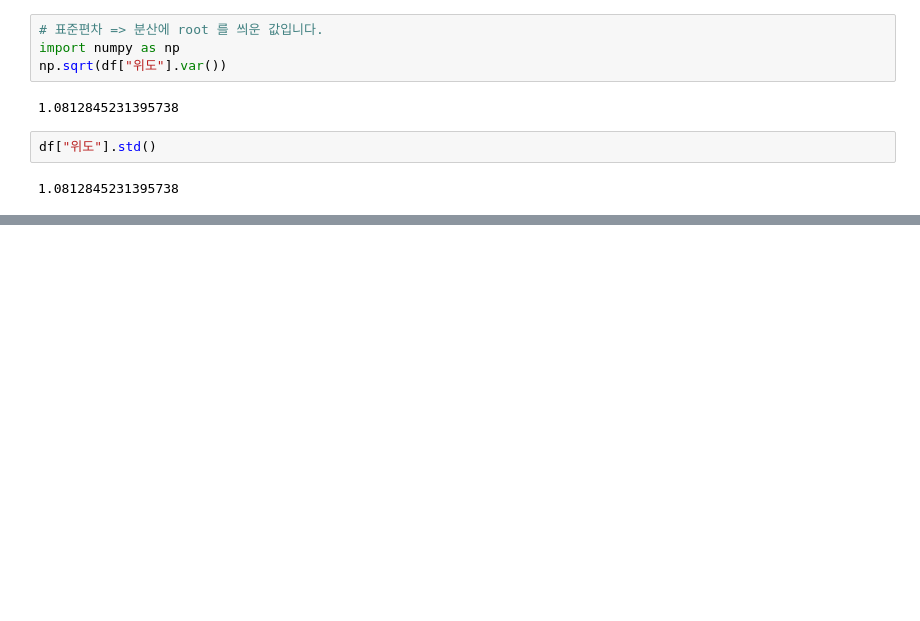
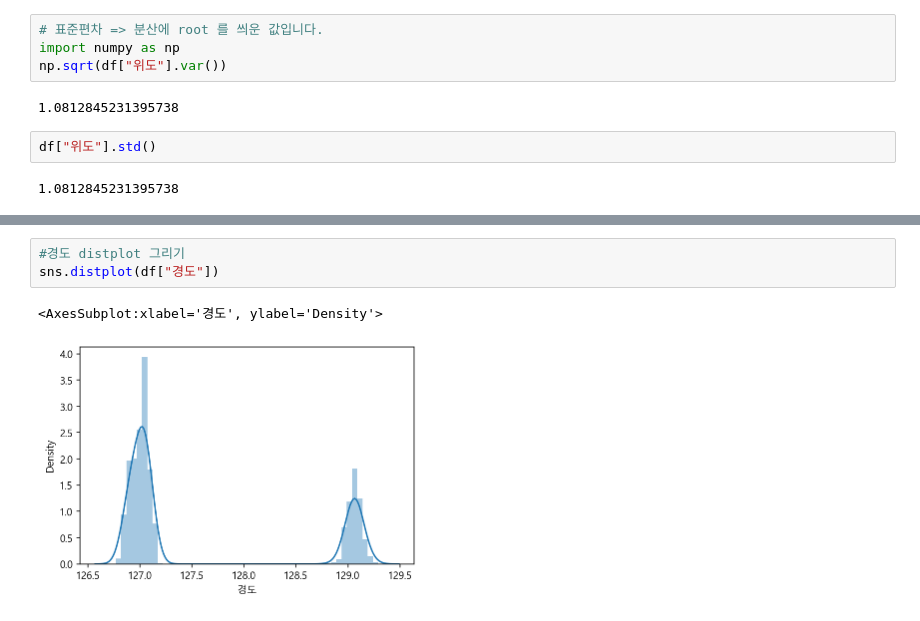
Before and after one commit to pmj3590/inflearn_opendata, a Jupyter notebook: store.ipynb, the cells around one changed output, grey strips where cells are left out. Saved outputs shown, nothing was run; the diff lists cells and outputs as text; blank space fills up the shorter version.

```diff
--- a/store.ipynb
+++ b/store.ipynb
@@ -556,0 +565,6 @@ df["위도"].std()
+# %%
+#경도 distplot 그리기
+sns.distplot(df["경도"])
+# %% [output]
+<AxesSubplot:xlabel='경도', ylabel='Density'>
+[figure, added]
```
Also changed, not shown: parts of 21 cells of this notebook.
